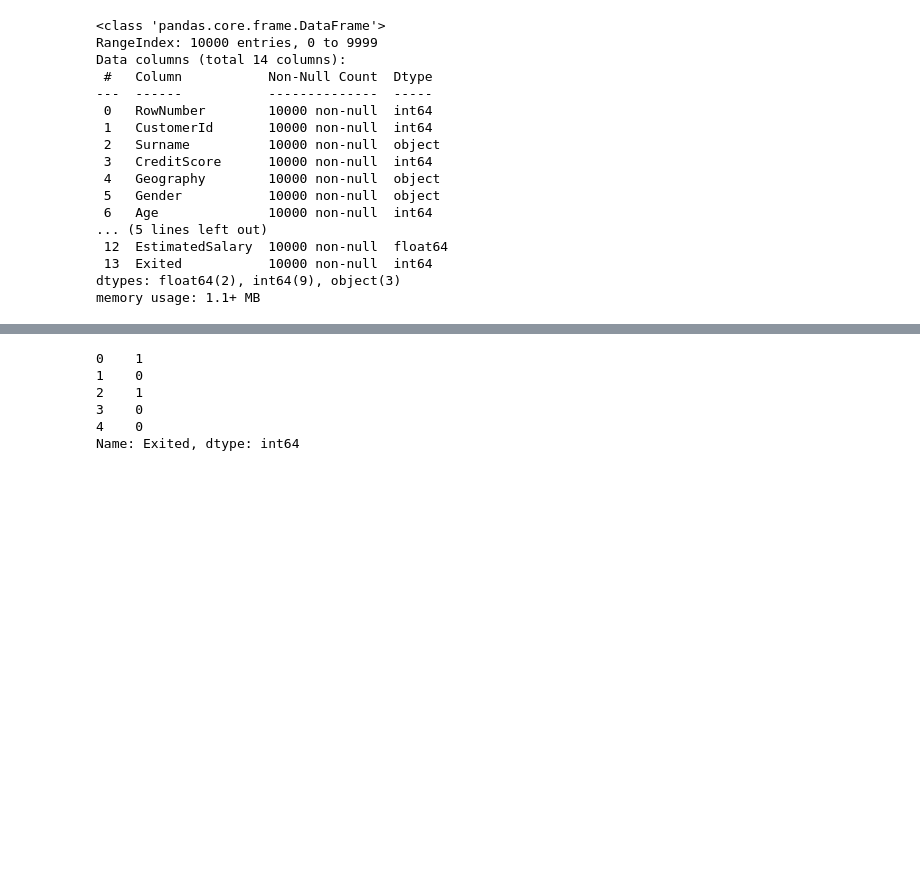
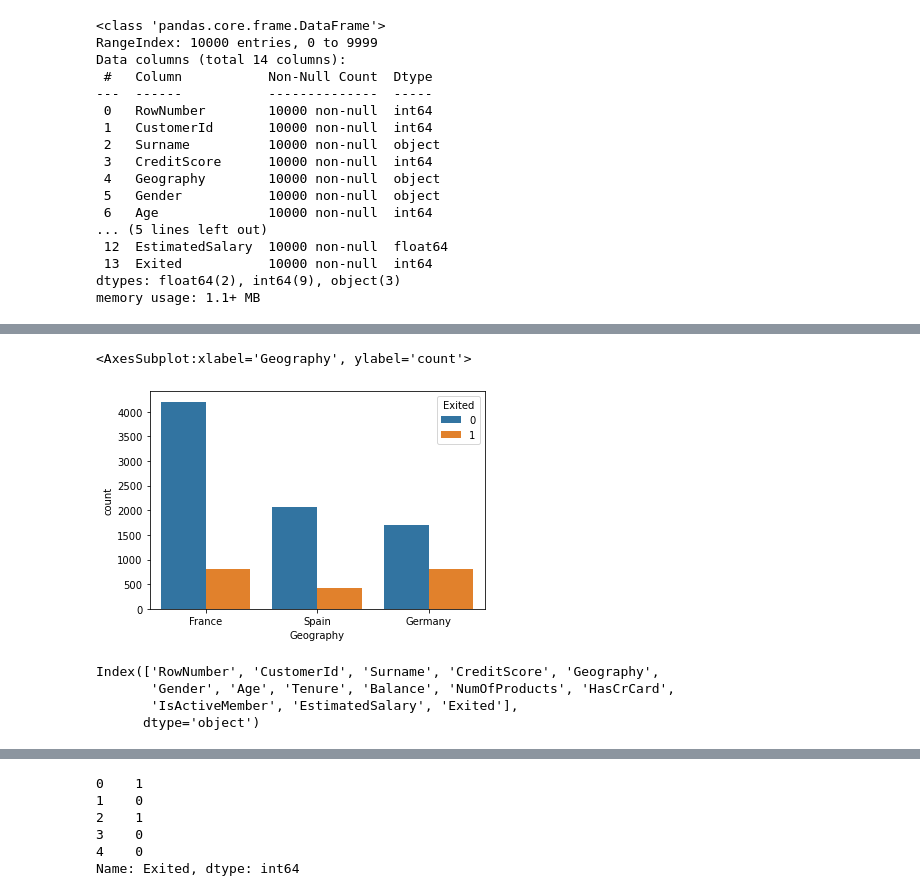
Before and after one commit to amisijlak/Africa-Data-School, a Jupyter notebook: Creating a Machine Learning Model that predicts customer churn.ipynb, the cells around one changed output, grey strips where cells are left out. Cells and saved outputs as stored; diff of their text form; code cells hidden in the pictures; blank space fills up the shorter version.

```diff
--- a/Creating a Machine Learning Model that predicts customer churn.ipynb
+++ b/Creating a Machine Learning Model that predicts customer churn.ipynb
@@ -38,0 +103,12 @@ memory usage: 1.1+ MB
+# %%
+sns.countplot(x = 'Geography', data = df, hue = 'Exited')
+# %% [output]
+<AxesSubplot:xlabel='Geography', ylabel='count'>
+[figure, added]
+# %%
+df.columns
+# %% [output]
+Index(['RowNumber', 'CustomerId', 'Surname', 'CreditScore', 'Geography',
+       'Gender', 'Age', 'Tenure', 'Balance', 'NumOfProducts', 'HasCrCard',
+       'IsActiveMember', 'EstimatedSalary', 'Exited'],
+      dtype='object')
```
Also changed, not shown: parts of 33 cells of this notebook.
